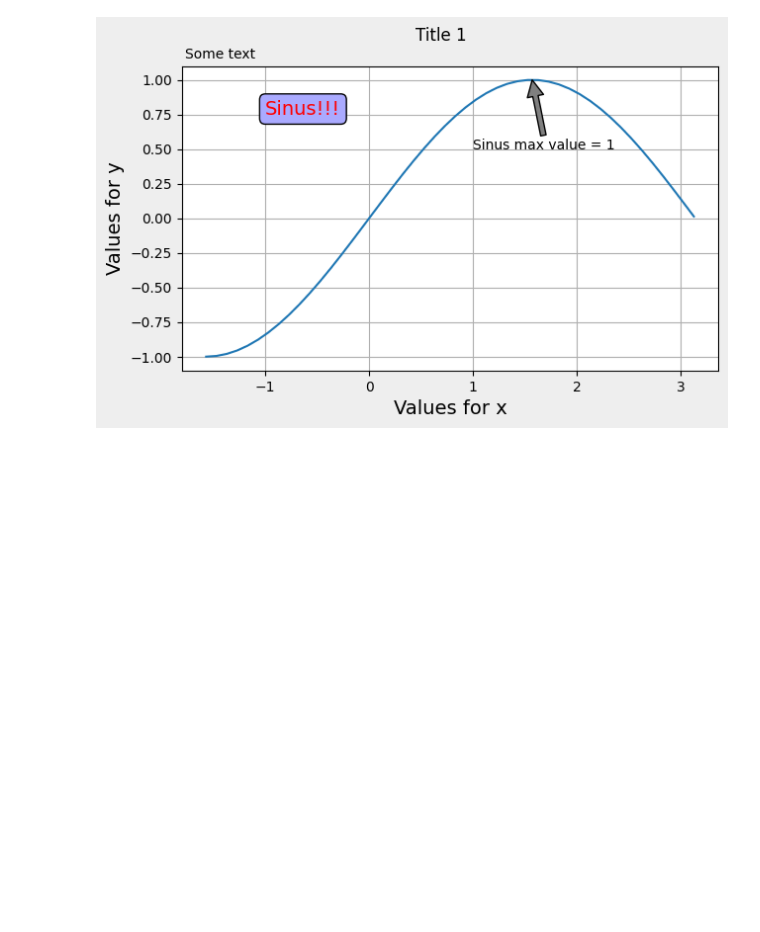
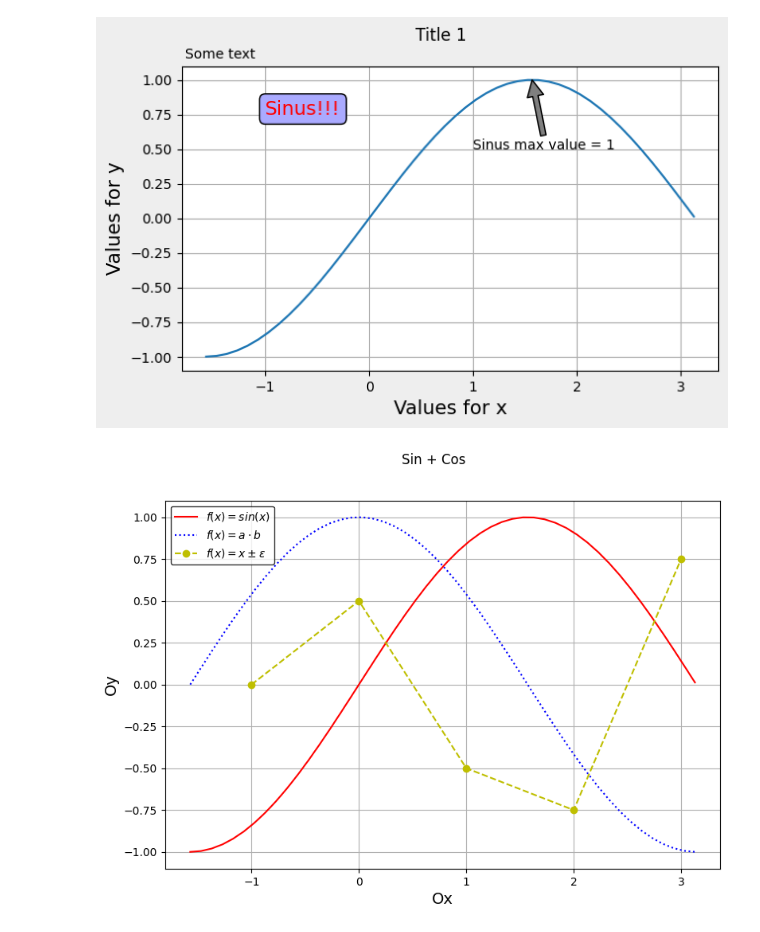
Before and after one commit to dmitrykitty/matplotlib, a Jupyter notebook: 5_text_elements_legend.ipynb, the cells around one changed output. Drawn from its saved outputs; the diff is of its cells as text; code cells hidden in the pictures; blank space fills up the shorter version.

Commit message:
creating legend added

```diff
--- a/5_text_elements_legend.ipynb
+++ b/5_text_elements_legend.ipynb
@@ -28,3 +28,23 @@ ax.annotate('Sinus max value = 1', xy=(np.pi / 2, 1), xytext=(1, 0.5),
 ax.grid()
 # %% [output]
 [figure]
+# %%
+fig = plt.figure(figsize=(9, 6))
+
+ax = fig.add_subplot()
+fig.suptitle('Sin + Cos')
+ax.set_xlabel('Ox', fontsize=14)
+ax.set_ylabel('Oy', fontsize=14)
+
+x = np.arange(-np.pi / 2, np.pi, 0.1)
+
+line1, = ax.plot(x, np.sin(x), '-r') #also label could be added here instead ax.legend - label='text'
+line2, = ax.plot(x, np.cos(x), ':b')
+line3, = ax.plot(np.array([-1, 0, 1, 2, 3]), np.array([0, 0.5, -0.5, -0.75, 0.75]), 'yo--')
+
+ax.legend((line1, line2, line3), [r'$f(x) = sin(x)$', r'$f(x) = a \cdot b$', r'$f(x) = x \pm \varepsilon$'], loc='upper left', edgecolor='k') #location of the legend, bbox_to_anchor=(1, 0.7) - coordinates if needed
+                                    #support of tex notation (simple latex code example)
+
+ax.grid()
+# %% [output]
+[figure, added]
```
Also changed, not shown: 1 other file.
